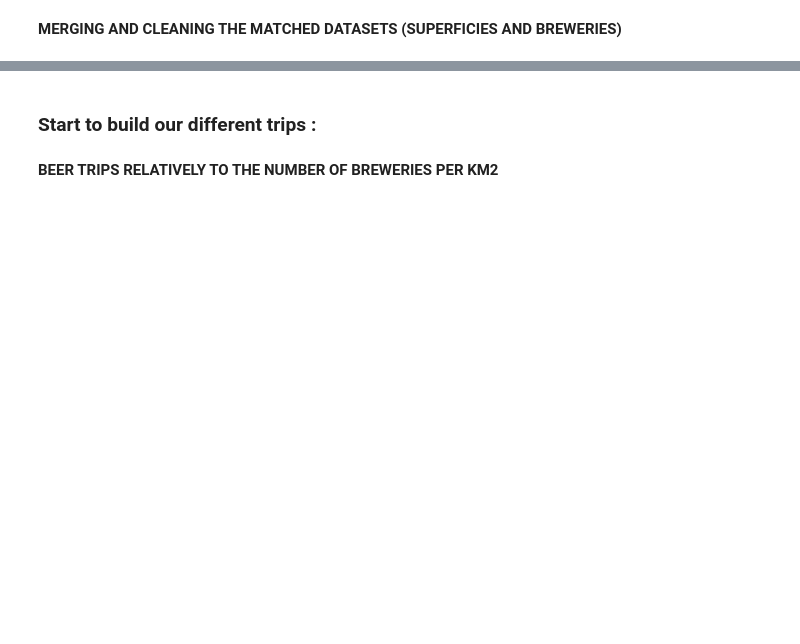
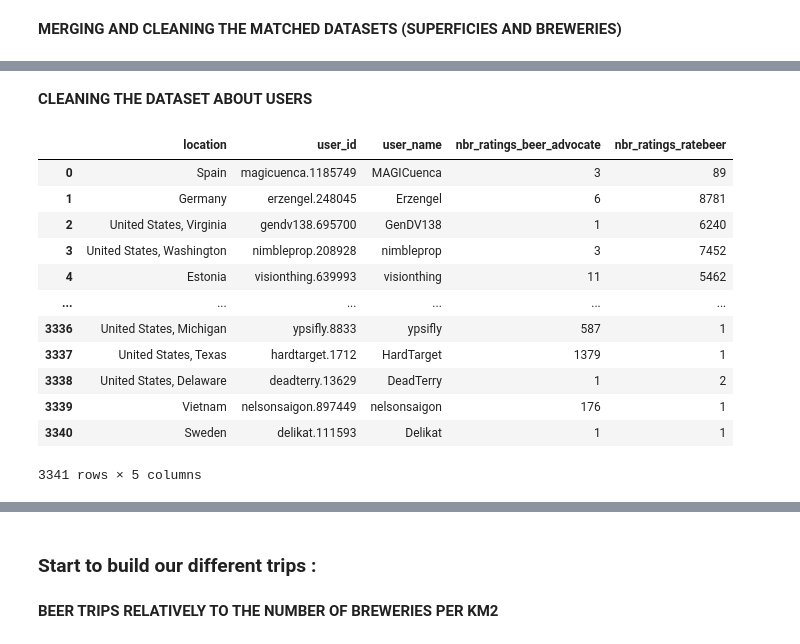
Before and after one commit to epfl-ada/ada-2023-project-adalcoholics86, a Jupyter notebook: matched_data.ipynb, the cells around one changed output, grey strips where cells are left out. Cells and saved outputs as stored; diff of their text form; code cells hidden in the pictures; blank space fills up the shorter version.

```diff
--- a/matched_data.ipynb
+++ b/matched_data.ipynb
@@ -176,0 +143,24 @@ print(df_breweries_superficies_flt.shape)
+# %% [markdown]
+**CLEANING THE DATASET ABOUT USERS**
+# %%
+#Selection of the columns to keep and rename them
+df_users_approx_flt = df_users_approx[['location', 'user_id', 'user_name', 'nbr_ratings', 'nbr_ratings.1']]
+df_users_approx_flt = df_users_approx_flt.rename(columns={'nbr_ratings':'nbr_ratings_beer_advocate', 'nbr_ratings.1':'nbr_ratings_ratebeer'})
+
+
+#Check that every user has at least one rating in each website (insure that the user is active)
+df_users_approx_flt = df_users_approx_flt.drop(df_users_approx_flt[(df_users_approx_flt['nbr_ratings_beer_advocate'] == 0) | (df_users_approx_flt['nbr_ratings_ratebeer'] == 0)].index)  # Drop rows where there is no ratings in one of the two websites
+# %% [output]
+|  | location | user_id | user_name | nbr_ratings_beer_advocate | nbr_ratings_ratebeer |
+| 0 | Spain | magicuenca.1185749 | MAGICuenca | 3 | 89 |
+| 1 | Germany | erzengel.248045 | Erzengel | 6 | 8781 |
+| 2 | United States, Virginia | gendv138.695700 | GenDV138 | 1 | 6240 |
+| 3 | United States, Washington | nimbleprop.208928 | nimbleprop | 3 | 7452 |
+| 4 | Estonia | visionthing.639993 | visionthing | 11 | 5462 |
+| ... | ... | ... | ... | ... | ... |
+| 3336 | United States, Michigan | ypsifly.8833 | ypsifly | 587 | 1 |
+| 3337 | United States, Texas | hardtarget.1712 | HardTarget | 1379 | 1 |
+| 3338 | United States, Delaware | deadterry.13629 | DeadTerry | 1 | 2 |
+| 3339 | Vietnam | nelsonsaigon.897449 | nelsonsaigon | 176 | 1 |
+| 3340 | Sweden | delikat.111593 | Delikat | 1 | 1 |
+3341 rows × 5 columns
```
Also changed, not shown: parts of 17 cells of this notebook, 3 other files.
